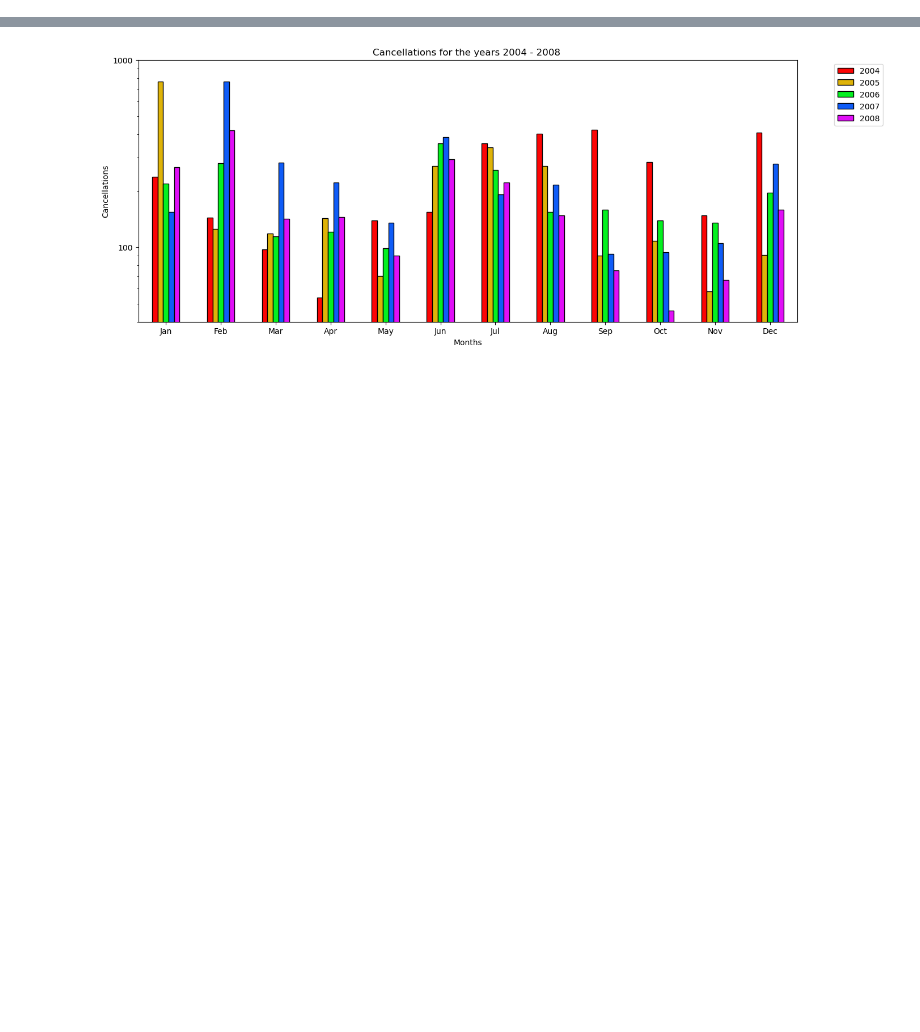
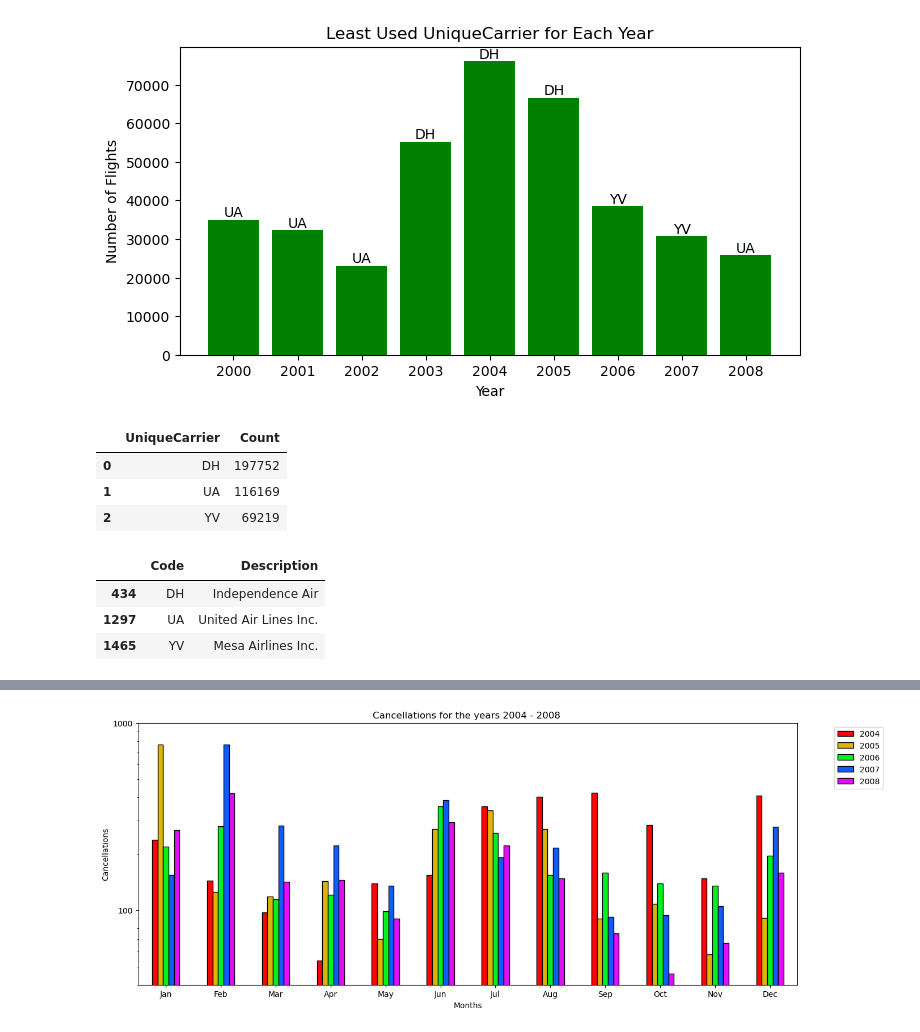
Before and after one commit to purcellcjp/module_7_project_1, a Jupyter notebook: Data/Main.ipynb, the cells around one changed output, grey strips where cells are left out. Cells and saved outputs as stored; diff of their text form; code cells hidden in the pictures; blank space fills up the shorter version.

```diff
--- a/Data/Main.ipynb
+++ b/Data/Main.ipynb
@@ -25,5 +26,5 @@ import dataframe_image as dfi
 # %%
-with open('descriptions.json', 'r') as f:
+with open('Resources/descriptions.json', 'r') as f:
     data = json.load(f)
 # Accessing data
 code = ['weather_code']
@@ -165,11 +164,12 @@ NameError: name 'hourly_dataframe' is not defined
 # %%
 #this is saved CSV to avoid the extended execution of cells.
 #------------------------------------------------------------------------------
-airline_df = Path('airlines_2000_2008_iad_origin.csv')
+airline_df = Path('Resources/airlines_2000_2008_iad_origin.csv')
 
-weather_df = Path('weather_by_hour.csv')
-
+weather_df = Path('Resources/weather_by_hour.csv')
+carriers_df = ('Resources/carriers.csv')
 
 airline_df = pd.read_csv(airline_df)
 
 weather_df = pd.read_csv(weather_df)
+airline_df.head()
@@ -235,0 +252,12 @@ complete_df.loc[complete_df["CancellationCode"] == "D", "CancellationCode"] = 'S
+# %%
+# Filter by UniqueCarrier, Year, and Month
+filtered_df = airline_df[['UniqueCarrier', 'Year', 'Month']]
+
+# Sort by Year in ascending order
+filtered_df_sorted = filtered_df.sort_values(by=['Year', 'Month'])
+
+# Create a new DataFrame with the filtered and sorted data
+new_df = filtered_df_sorted.reset_index(drop=True)
+
+# Display the first few rows of the new DataFrame
+new_df
@@ -235,0 +278,8 @@ complete_df.loc[complete_df["CancellationCode"] == "D", "CancellationCode"] = 'S
+# %%
+# Group by Year and UniqueCarrier, then count the occurrences
+carrier_counts = filtered_df.groupby(['Year', 'UniqueCarrier']).size().reset_index(name='Count')
+
+# For each year, find the UniqueCarrier with the maximum count
+most_used_carrier_per_year = carrier_counts.loc[carrier_counts.groupby('Year')['Count'].idxmax()]
+
+most_used_carrier_per_year
@@ -235,0 +297,45 @@ complete_df.loc[complete_df["CancellationCode"] == "D", "CancellationCode"] = 'S
+# %%
+# Plotting the bar chart
+plt.figure(figsize=(8, 4))
+bars = plt.bar(most_used_carrier_per_year['Year'], most_used_carrier_per_year['Count'], color='green')
+plt.xticks(most_used_carrier_per_year['Year'])
+plt.xlabel('Year')
+plt.ylabel('Number of Flights')
+plt.title('Least Used UniqueCarrier for Each Year')
+
+# Add the carrier name on top of each bar
+for bar, carrier in zip(bars, most_used_carrier_per_year['UniqueCarrier']):
+    yval = bar.get_height()
+    plt.text(bar.get_x() + bar.get_width()/2, yval + 10, carrier, ha='center', va='bottom', fontsize=10)
+
+plt.savefig("Images/Least_carrier_years.png")
+plt.show()
+# %% [output]
+[figure, added]
+# %%
+# Group by Year and UniqueCarrier, then count the occurrences
+carrier_counts = filtered_df.groupby(['Year', 'UniqueCarrier']).size().reset_index(name='Count')
+
+# For each year, find the UniqueCarrier with the maximum count
+most_used_carrier_per_year = carrier_counts.loc[carrier_counts.groupby('Year')['Count'].idxmax()]
+
+# Combine the counts of the most used carriers across all years
+top_carrier_combined = most_used_carrier_per_year.groupby('UniqueCarrier')['Count'].sum().reset_index()
+
+top_carrier_combined
+# %% [output]
+|  | UniqueCarrier | Count |
+| 0 | DH | 197752 |
+| 1 | UA | 116169 |
+| 2 | YV | 69219 |
+# %%
+# Most used carrier name based on their code
+filtered_df = carriers_df[carriers_df['Code'].isin(['DH', 'YV', 'UA'])]
+df_styled = filtered_df.style.background_gradient()
+dfi.export(df_styled.set_properties(**{'background-color': 'none','color': 'black'}), "Images/filtered_carrier.png")
+filtered_df
+# %% [output]
+|  | Code | Description |
+| 434 | DH | Independence Air |
+| 1297 | UA | United Air Lines Inc. |
+| 1465 | YV | Mesa Airlines Inc. |
```
Also changed, not shown: parts of 42 cells of this notebook, 6 other files.
